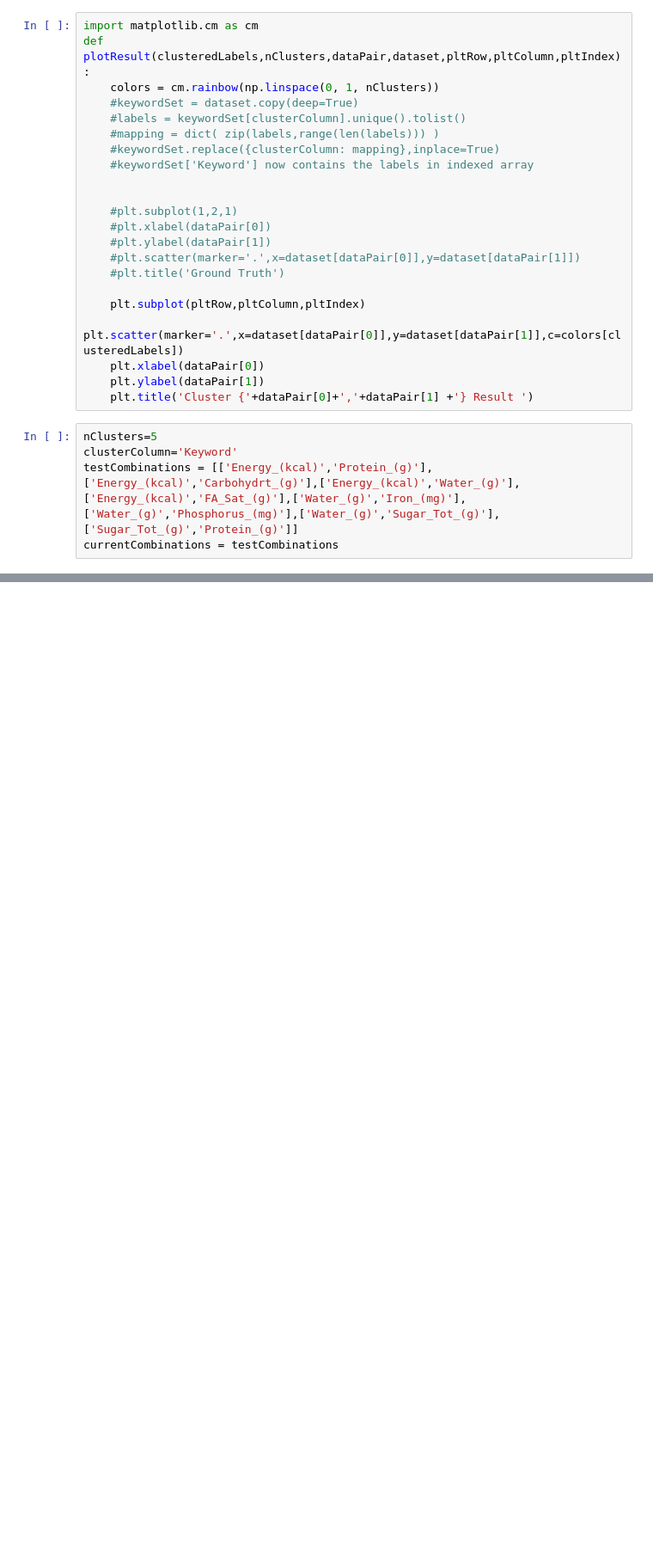
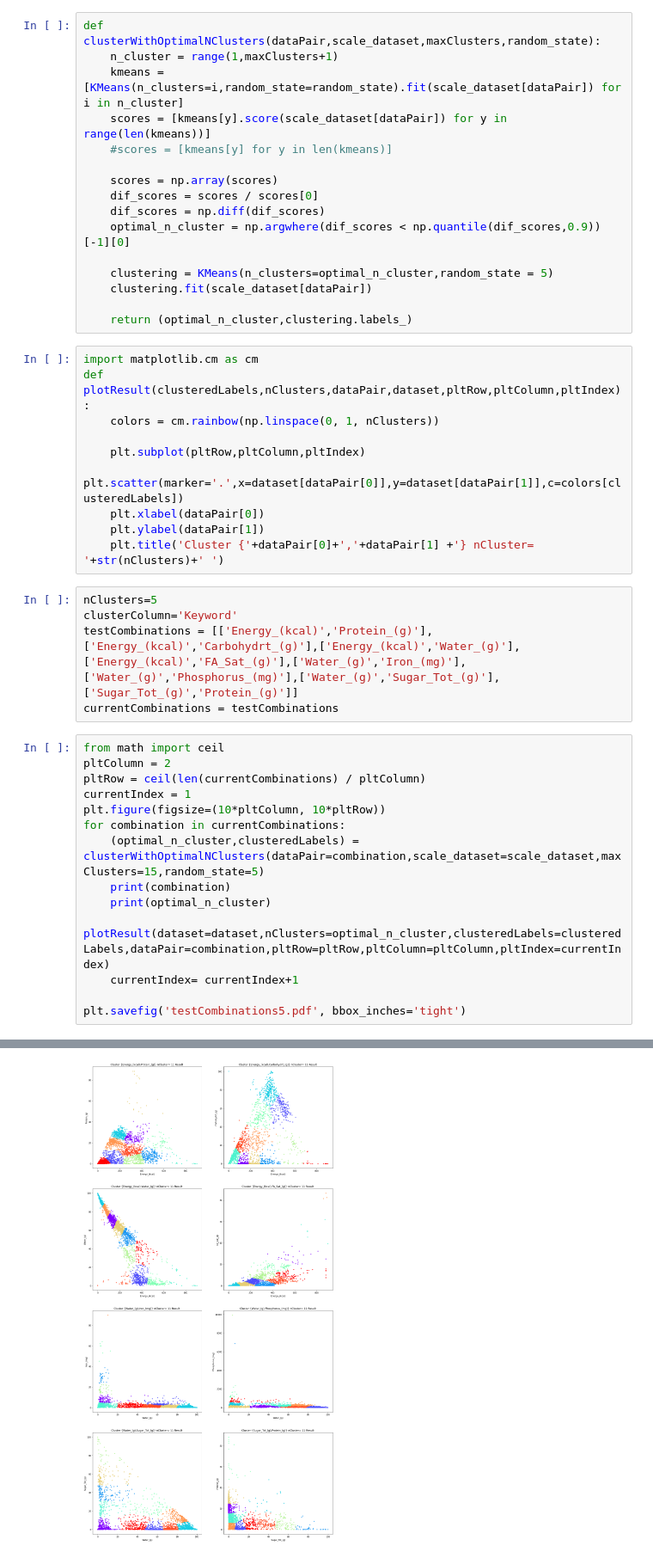
Before and after one commit to Emanum/TU_Visual_Data_Science, a Jupyter notebook: lab1/labPart1.ipynb, the cells around one changed output, grey strips where cells are left out. Shown at 86% size. Saved outputs shown, nothing was run; the diff lists cells and outputs as text; blank space fills up the shorter version.

Commit message:
plot with scores

```diff
--- a/lab1/labPart1.ipynb
+++ b/lab1/labPart1.ipynb
@@ -113,30 +113,49 @@ def clusterData(dataset,nClusters,dataPair,scale_dataset):
     clustering = KMeans(n_clusters=nClusters,random_state = 5)
     clustering.fit(scale_dataset[dataPair])
     return clustering.labels_
+# %%
+def clusterWithOptimalNClusters(dataPair,scale_dataset,maxClusters,random_state):
+    n_cluster = range(1,maxClusters+1)
+    kmeans = [KMeans(n_clusters=i,random_state=random_state).fit(scale_dataset[dataPair]) for i in n_cluster]
+    scores = [kmeans[y].score(scale_dataset[dataPair]) for y in range(len(kmeans))]
+    #scores = [kmeans[y] for y in len(kmeans)]
+
+    scores = np.array(scores)
+    dif_scores = scores / scores[0]
+    dif_scores = np.diff(dif_scores)
+    optimal_n_cluster = np.argwhere(dif_scores < np.quantile(dif_scores,0.9))[-1][0]
+
+    clustering = KMeans(n_clusters=optimal_n_cluster,random_state = 5)
+    clustering.fit(scale_dataset[dataPair])
+
+    return (optimal_n_cluster,clustering.labels_)
 # %%
 import matplotlib.cm as cm
 def plotResult(clusteredLabels,nClusters,dataPair,dataset,pltRow,pltColumn,pltIndex):
     colors = cm.rainbow(np.linspace(0, 1, nClusters))
-    #keywordSet = dataset.copy(deep=True)
-    #labels = keywordSet[clusterColumn].unique().tolist()
-    #mapping = dict( zip(labels,range(len(labels))) )
-    #keywordSet.replace({clusterColumn: mapping},inplace=True)
-    #keywordSet['Keyword'] now contains the labels in indexed array
-
-
-    #plt.subplot(1,2,1)
-    #plt.xlabel(dataPair[0])
-    #plt.ylabel(dataPair[1])
-    #plt.scatter(marker='.',x=dataset[dataPair[0]],y=dataset[dataPair[1]])
-    #plt.title('Ground Truth')
 
     plt.subplot(pltRow,pltColumn,pltIndex)
     plt.scatter(marker='.',x=dataset[dataPair[0]],y=dataset[dataPair[1]],c=colors[clusteredLabels])
     plt.xlabel(dataPair[0])
     plt.ylabel(dataPair[1])
-    plt.title('Cluster {'+dataPair[0]+','+dataPair[1] +'} Result ')
+    plt.title('Cluster {'+dataPair[0]+','+dataPair[1] +'} nCluster= '+str(nClusters)+' ')
 # %%
 nClusters=5
 clusterColumn='Keyword'
 testCombinations = [['Energy_(kcal)','Protein_(g)'],['Energy_(kcal)','Carbohydrt_(g)'],['Energy_(kcal)','Water_(g)'],['Energy_(kcal)','FA_Sat_(g)'],['Water_(g)','Iron_(mg)'],['Water_(g)','Phosphorus_(mg)'],['Water_(g)','Sugar_Tot_(g)'],['Sugar_Tot_(g)','Protein_(g)']]
 currentCombinations = testCombinations
+# %%
+from math import ceil
+pltColumn = 2
+pltRow = ceil(len(currentCombinations) / pltColumn)
+currentIndex = 1
+plt.figure(figsize=(10*pltColumn, 10*pltRow))
+for combination in currentCombinations:
+    (optimal_n_cluster,clusteredLabels) = clusterWithOptimalNClusters(dataPair=combination,scale_dataset=scale_dataset,maxClusters=15,random_state=5)
+    print(combination)
+    print(optimal_n_cluster)
+    plotResult(dataset=dataset,nClusters=optimal_n_cluster,clusteredLabels=clusteredLabels,dataPair=combination,pltRow=pltRow,pltColumn=pltColumn,pltIndex=currentIndex)
+    currentIndex= currentIndex+1
+
+plt.savefig('testCombinations5.pdf', bbox_inches='tight')
+# %% [output]
@@ -143,3 +178,4 @@ currentCombinations = testCombinations
+[figure, added]
 # %%
 from math import ceil
 pltColumn = 2
```
Also changed, not shown: parts of 3 cells of this notebook, 1 other file.
